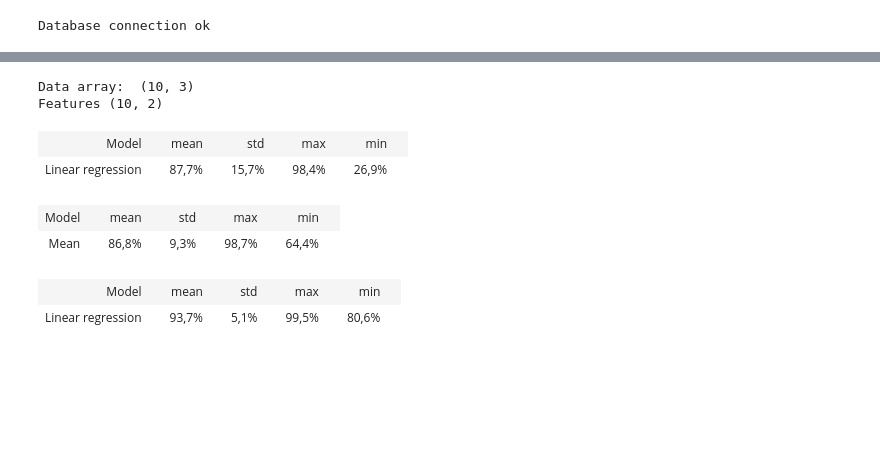
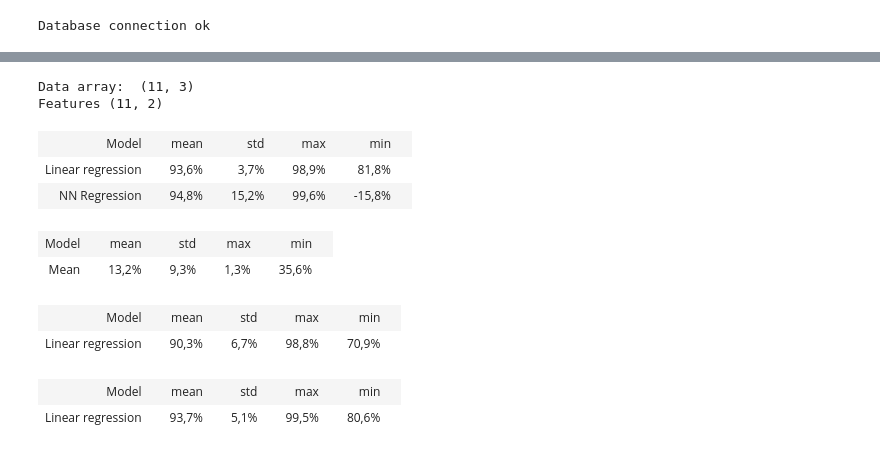
Before and after one commit to Miikkasna/cablepredictions, a Jupyter notebook: Whole ship cable quantities.ipynb, the cells around one changed output, grey strips where cells are left out. Drawn from its saved outputs; the diff is of its cells as text; code cells hidden in the pictures; blank space fills up the shorter version.

```diff
--- a/Whole ship cable quantities.ipynb
+++ b/Whole ship cable quantities.ipynb
@@ -138,46 +158,55 @@ Features (10, 1)
 # Ship squares
 # Algorithms:
 # Linear regression
+# KNN regression
 
 
 # Get the data
-cursor.execute("SELECT gross_tonnage, ship_squares , sum(quantity) FROM cable_quantities as r"
+cursor.execute("SELECT gross_tonnage, ship_squares , sum(amount) FROM routed as r"
     " LEFT JOIN (SELECT project_id, sum(squares) as ship_squares FROM areas GROUP BY project_id) as a ON a.project_id=r.project_id"
     " LEFT JOIN projects as p ON p.project_id=r.project_id"
-    " WHERE r.project_id<>1376"
     " GROUP BY r.project_id, ship_squares, gross_tonnage")
 data = np.array(cursor.fetchall()).astype('float32')
 print('Data array: ', data.shape)
 X = data[:, [0, 1]]
 print('Features', X.shape)
 y = data[:, -1]
 
 
-# init lpo split
-p = 2 #ships
-lpo = LeavePOut(p)
-
 # init regression model
 models = dict()
 models['Linear regression'] = linear_model.LinearRegression()
+models['NN Regression'] = KNeighborsRegressor()
+
+scaler = pp.MinMaxScaler()
 
 # train and evaluate all models with lpo
 table_rows = [['Model', 'mean', 'std', 'max', 'min']]
 for model_name in models.keys():
     model = models[model_name]
     scores = []
     for train_i, test_i in lpo.split(X):
-        model.fit(X[train_i], y[train_i])
-        preds = model.predict(X[test_i])
-        scores.append(mape(y[test_i], preds))
+        if model_name == 'NN Regression':
+            clf = GridSearchCV(model, {'n_neighbors':[1, 3, 5], 'weights': ['uniform', 'distance']})
+            X_train = scaler.fit_transform(X[train_i])
+            clf.fit(X_train, y[train_i])
+            #print(clf.best_params_)
+            X_test = scaler.transform(X[test_i]) #normalize features
+            preds = clf.predict(X_test)
+            scores.append(mape(y[test_i], preds))
+        else:
+            model.fit(X[train_i], y[train_i])
+            preds = model.predict(X[test_i])
+            scores.append(mape(y[test_i], preds))
     scores = np.array(scores)
     table_rows.append((model_name, 1-scores.mean(), scores.std(), 1-scores.min(), 1-scores.max()))
 display_table(table_rows)
 # %% [output]
-Data array:  (10, 3)
-Features (10, 2)
+Data array:  (11, 3)
+Features (11, 2)
 | Model |  | mean |  | std |  | max |  | min |  |
-| Linear regression |  | 87,7% |  | 15,7% |  | 98,4% |  | 26,9% |  |
+| Linear regression |  | 93,6% |  | 3,7% |  | 98,9% |  | 81,8% |  |
+| NN Regression |  | 94,8% |  | 15,2% |  | 99,6% |  | -15,8% |  |
 # %%
 # Whole ship cable quantities
 # Predictors:
@@ -226,11 +255,11 @@ for train_i, test_i in lpo.split(X):
 
 scores = np.array(scores)
 table_rows = [['Model', 'mean', 'std', 'max', 'min']]
-table_rows.append(('Mean', 1-scores.mean(), scores.std(), 1-scores.min(), 1-scores.max()))
+table_rows.append(('Mean', scores.mean(), scores.std(), scores.min(), scores.max()))
 display_table(table_rows)
 # %% [output]
 | Model |  | mean |  | std |  | max |  | min |  |
-| Mean |  | 86,8% |  | 9,3% |  | 98,7% |  | 64,4% |  |
+| Mean |  | 13,2% |  | 9,3% |  | 1,3% |  | 35,6% |  |
 # %%
 # Whole ship cable quantities
 # Predictors:
@@ -285,6 +314,7 @@ for train_i, test_i in lpo.split(ships):
             continue
         X = data[:, 0].reshape((-1, 1))
         y = data[:, 1]
+        model.fit(X, y)
         cursor.execute("UPDATE areas SET pred_count=squares*{} + {} WHERE area_type='{}'".format(model.coef_[0], model.intercept_, area_type))
         cursor.commit()
     # calculate ship wide predictions
@@ -303,6 +333,9 @@ scores = np.array(scores)
 table_rows = [['Model', 'mean', 'std', 'max', 'min']]
 table_rows.append(('Linear regression', 1-scores.mean(), scores.std(), 1-scores.min(), 1-scores.max()))
 display_table(table_rows)
+# %% [output]
+| Model |  | mean |  | std |  | max |  | min |  |
+| Linear regression |  | 90,3% |  | 6,7% |  | 98,8% |  | 70,9% |  |
 # %%
 # Whole ship cable quantities
 # Predictors:
```
Also changed, not shown: parts of 4 cells of this notebook, 9 other files.
